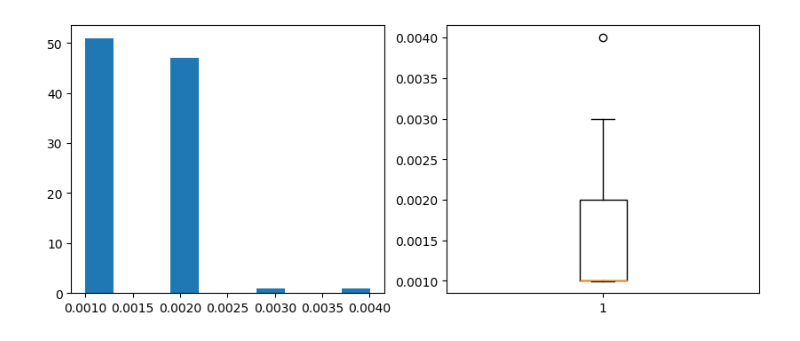
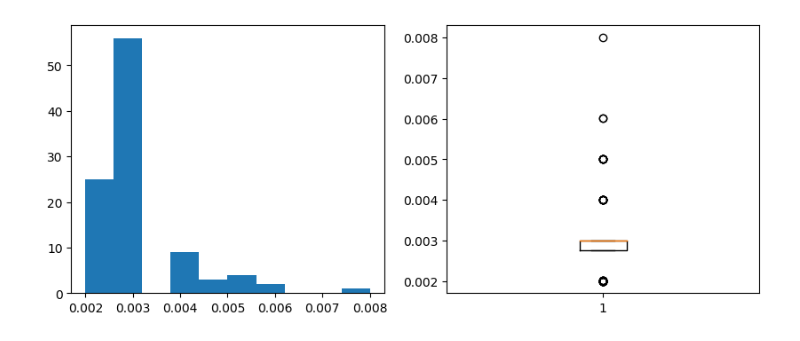
Before and after one commit to elielalbuquerque/sudoku-python, a Jupyter notebook: EDA results.ipynb, the cells around one changed output. Drawn from its saved outputs; the diff is of its cells as text; code cells hidden in the pictures.

```diff
--- a/EDA results.ipynb
+++ b/EDA results.ipynb
@@ -11,7 +11,7 @@ plt.rcParams['figure.figsize'] = [10, 4]
 plt.rcParams['figure.dpi'] = 100
 # %%
 dfs = []
-for i in range(1, 7):
+for i in range(1, 6):
     bfs_file = f'tests/results/bfs_{i}.txt'
     astar_file = f'tests/results/aStar_{i}.txt'
     df_temp = pd.read_csv(bfs_file, delimiter=' ', header=None, names=['execution_time', 'steps'])
@@ -78,11 +81,11 @@ df_execution[['algo', 'execution_time', 'difficulty']].groupby(['difficulty', 'a
 # %%
-serie = df_execution[((df_execution.algo == 'bfs') & (df_execution.difficulty == 2))].execution_time.values
+serie = df_execution[((df_execution.algo == 'bfs') & (df_execution.difficulty == 3))].execution_time.values
 ax1 = plt.subplot(1,2,1)
 ax1.hist(serie)
 
 ax2 = plt.subplot(1,2,2)
 ax2.boxplot(serie)
 
 plt.show()
 # %% [output]
-[figure, old version]
+[figure, new version]
```
Also changed, not shown: parts of 7 cells of this notebook, 25 other files.
